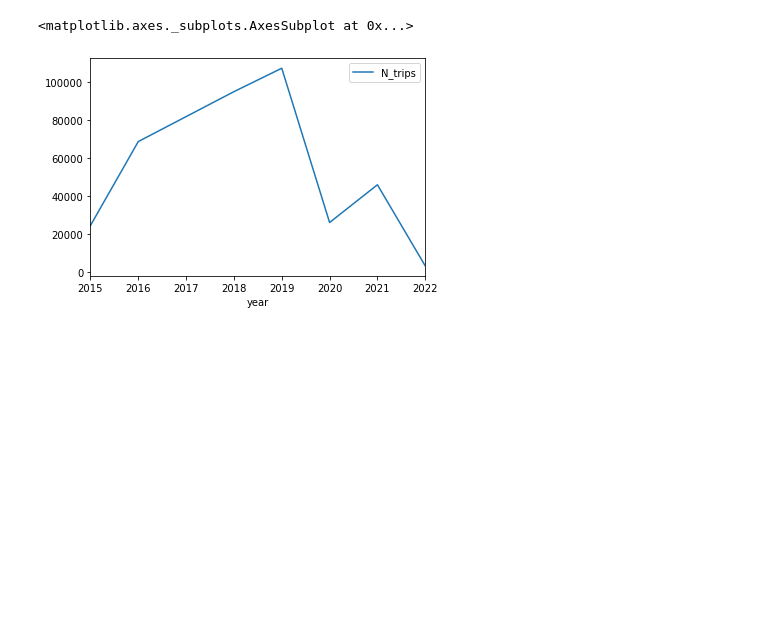
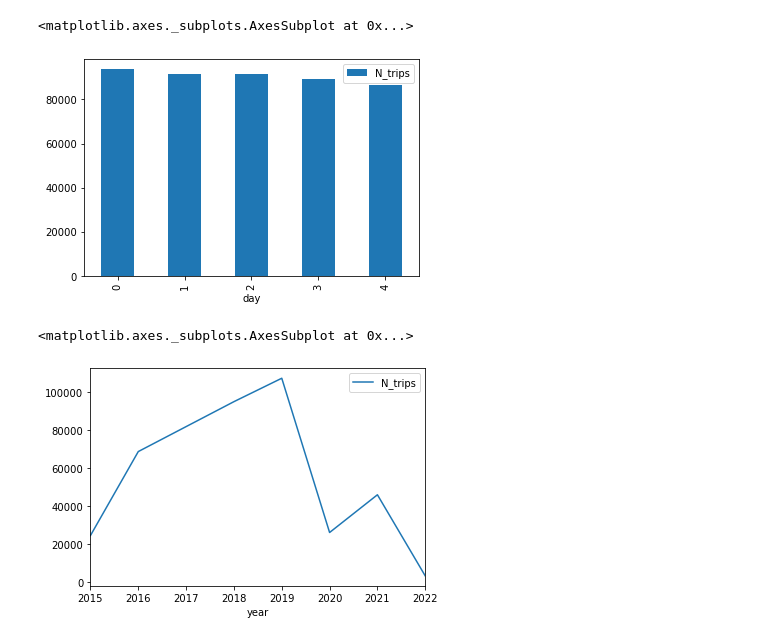
Before and after one commit to kylintq/Bus-breakdown, a Jupyter notebook: BUS data.ipynb, the cells around one changed output. Cells and saved outputs as stored; diff of their text form; code cells hidden in the pictures; blank space fills up the shorter version.

```diff
--- a/BUS data.ipynb
+++ b/BUS data.ipynb
@@ -18,6 +18,8 @@ for i in range(0,len(date)-1):
     else:
         hour=str(int(date[i][11:13])+12) + date[i][13:-3]
         date[i]=date[i][0:11]+hour
+# %%
+df['Occurred_On']=date
 # %%
 df.dropna(subset=['Boro','Reason'],inplace=True)
 df['Occurred_On']=pd.to_datetime(df['Occurred_On'])
@@ -29,8 +81,13 @@ df=df[df['day']!=6]
 # %%
-count_day = df[['day', 'Breakdown_or_Running_Late']].groupby(by='day', as_index=False).count()
+count_day = df[['day', 'Breakdown_or_Running_Late']].groupby(by='day', as_index=True).count()
 count_year = df[['year', 'Breakdown_or_Running_Late']].groupby(by='year', as_index=True).count()
 # %%
 count_day.rename(columns={'Breakdown_or_Running_Late':'N_trips'}, inplace=True)
+# %%
+count_day.plot.bar()
+# %% [output]
+<matplotlib.axes._subplots.AxesSubplot at 0x...>
+[figure, added]
 # %%
 count_year.rename(columns={'Breakdown_or_Running_Late':'N_trips'}, inplace=True)
 count_year.plot()
```
Also changed, not shown: parts of 26 cells of this notebook.
